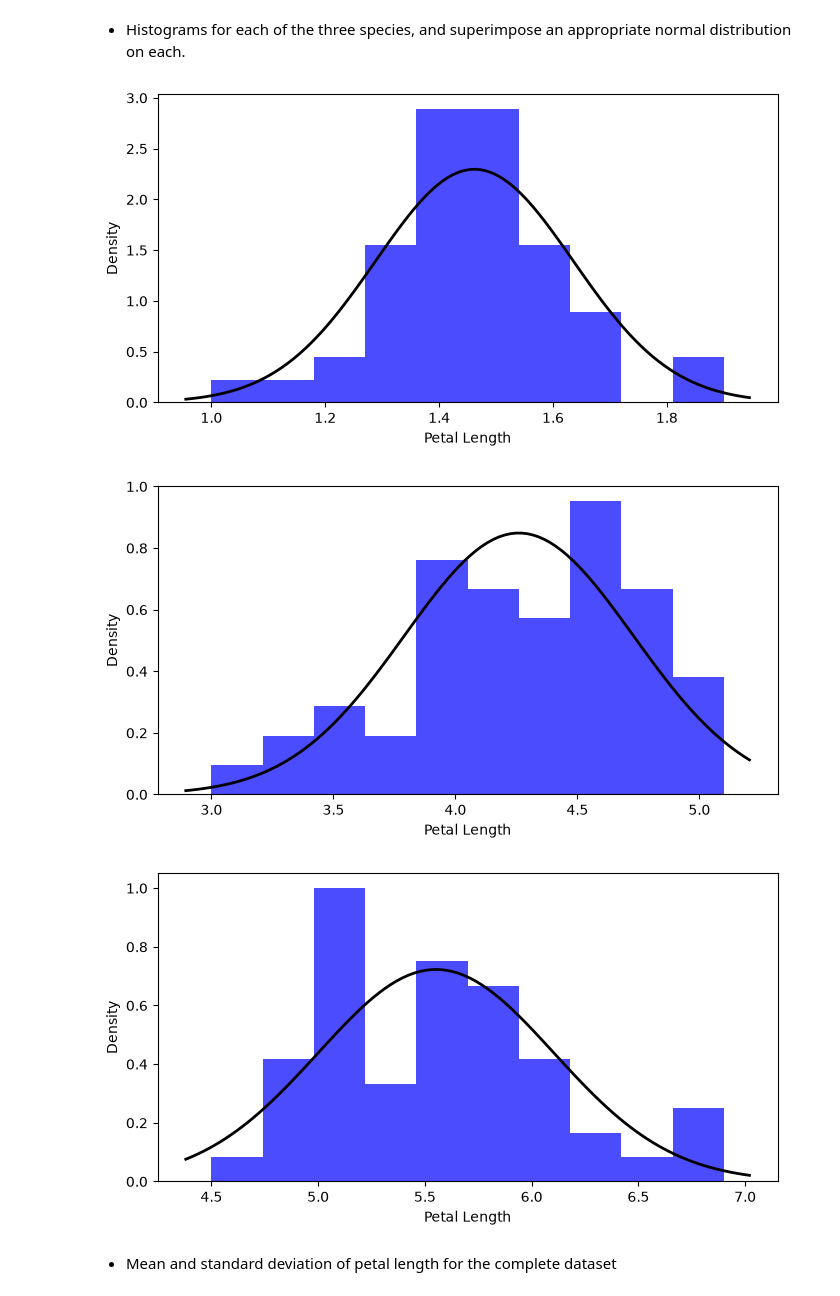
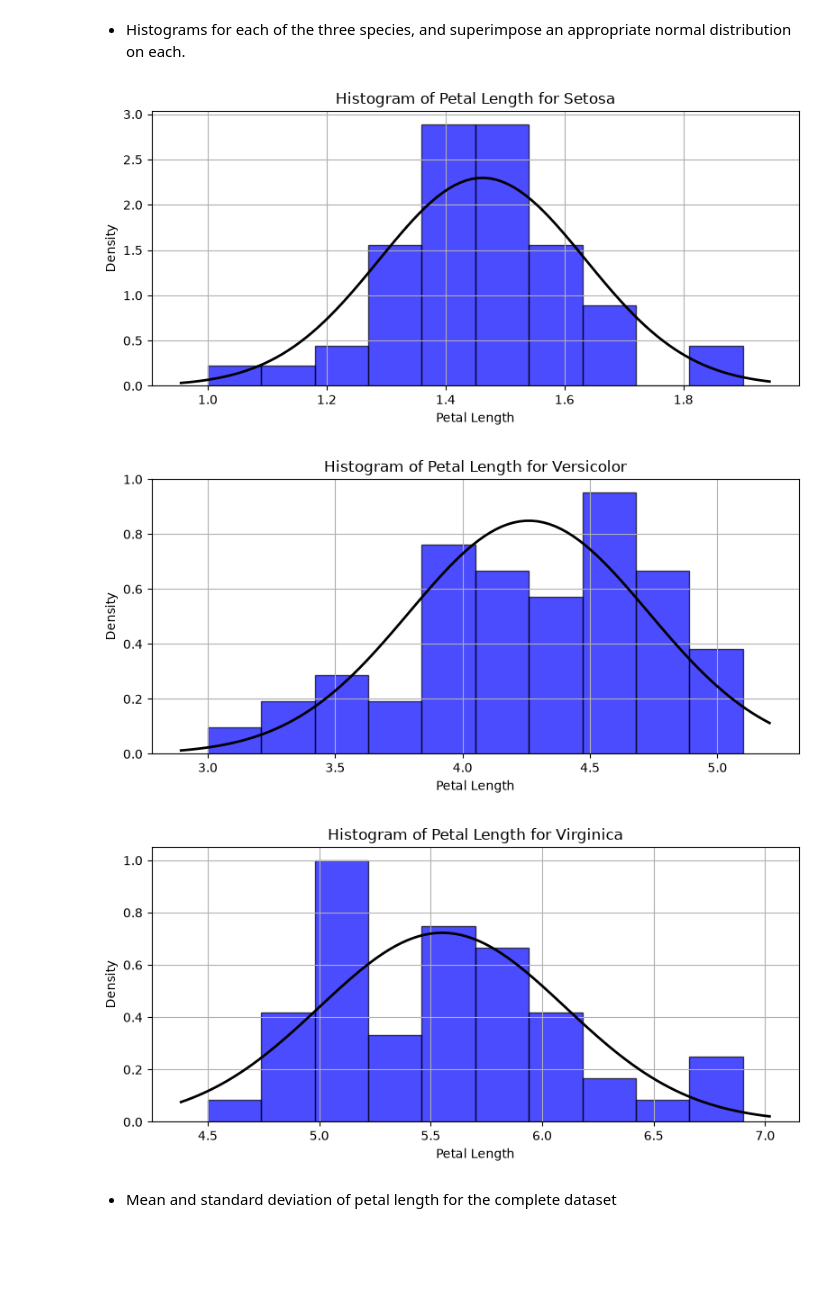
Before and after one commit to marianemcgrath/applied-statistics, a Jupyter notebook: problems.ipynb, the cells around one changed output. Saved outputs shown, nothing was run; the diff lists cells and outputs as text; code cells hidden in the pictures; blank space fills up the shorter version.

```diff
--- a/problems.ipynb
+++ b/problems.ipynb
@@ -89,33 +94,36 @@ plt.show()
 # %%
 
 # Histogram for each species, with the normal distribution on each
 species_list = iris_data['variety'].unique()
 
 for species in species_list:
     species_data = iris_data[iris_data['variety'] == species]
 
     mean = species_data['petal.length'].mean()
     std = species_data['petal.length'].std()
 
     # Separate figure for each species
     plt.figure(figsize=(8, 4))
 
-    plt.hist(species_data['petal.length'], bins=10, density=True, color='b', alpha=0.7)
+    plt.hist(species_data['petal.length'], bins=10, density=True, color='b', edgecolor='black', alpha=0.7)
 
     xmin, xmax = plt.xlim()
     x = np.linspace(xmin, xmax, 100)
 
     p = (1 / (std * np.sqrt(2 * np.pi))) * np.exp(-0.5 * ((x - mean) / std) ** 2)
     plt.plot(x, p, 'k', linewidth=2)
 
     plt.xlabel('Petal Length')
     plt.ylabel('Density')
+    plt.title(f'Histogram of Petal Length for {species}')
+    plt.grid(True)
+    plt.tight_layout()
 
     plt.show()
 # %% [output]
-[figure, old version]
+[figure, new version]
-[figure, old version]
+[figure, new version]
-[figure, old version]
+[figure, new version]
 # %% [markdown]
  - Mean and standard deviation of petal length for the complete dataset
 # %%
```
Also changed, not shown: parts of 6 cells of this notebook.
